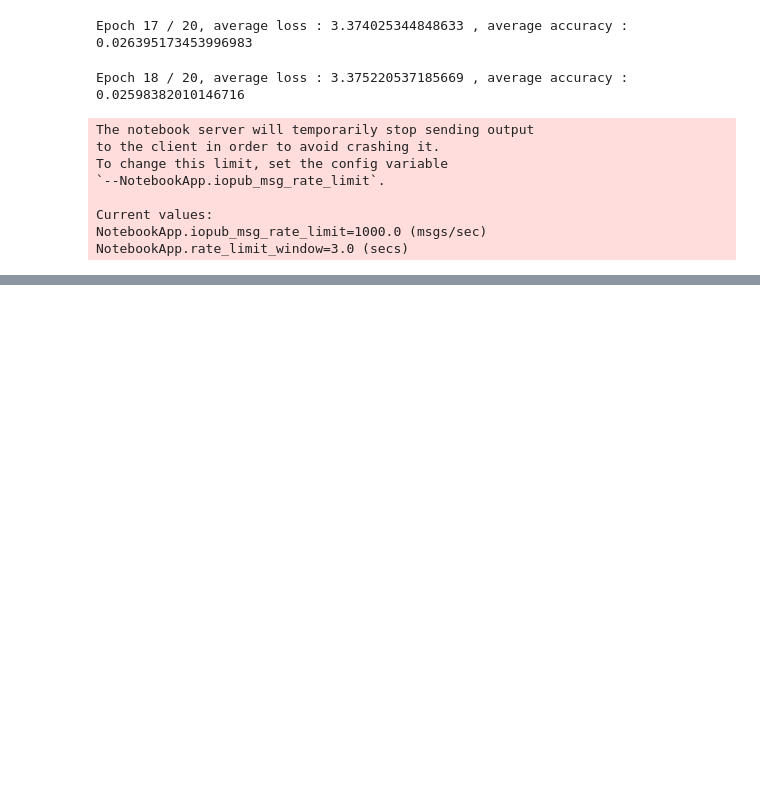
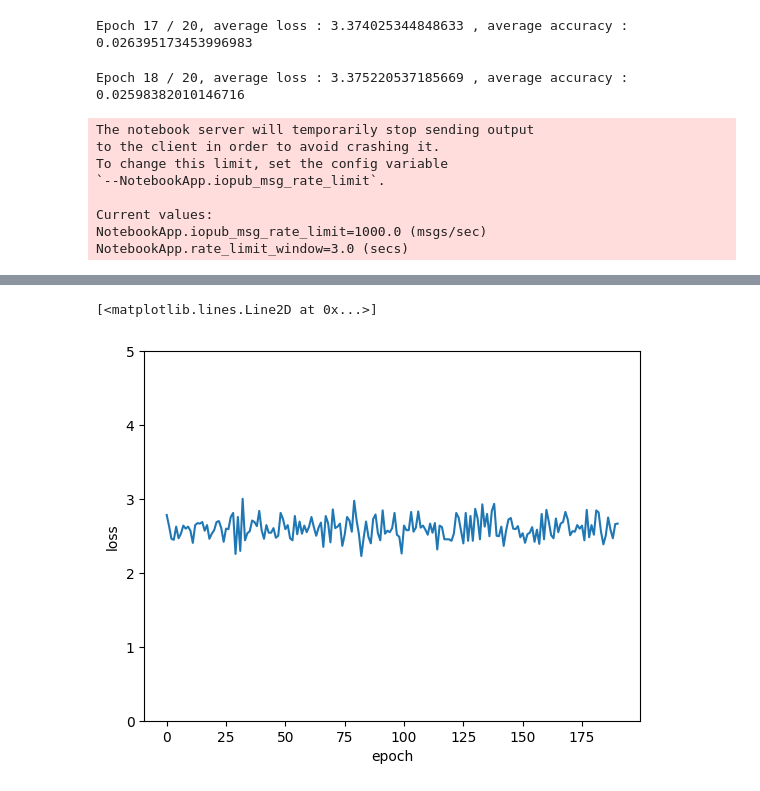
Before and after one commit to foriLLL/mergeNet, a Jupyter notebook: MergeNet.ipynb, the cells around one changed output, grey strips where cells are left out. Saved outputs shown, nothing was run; the diff lists cells and outputs as text; code cells hidden in the pictures; blank space fills up the shorter version.

```diff
--- a/MergeNet.ipynb
+++ b/MergeNet.ipynb
@@ -774,0 +777,11 @@ NotebookApp.rate_limit_window=3.0 (secs)
+# %%
+res = []
+with open('./03101123.out') as f:
+    line = f.readline()
+    while line:
+        splitted = line.split('accuracy : ')
+        if len(splitted) > 1:
+            num = float(splitted[1][:-2])
+            res.append(num)
+        line = f.readline()
+res
@@ -774,0 +806,9 @@ NotebookApp.rate_limit_window=3.0 (secs)
+# %%
+import matplotlib.pyplot as plt
+plt.xlabel('epoch')
+plt.ylabel('loss')
+plt.ylim(0.0, 5.0)
+plt.plot(res)
+# %% [output]
+[<matplotlib.lines.Line2D at 0x...>]
+[figure, added]
```
Also changed, not shown: parts of 2 cells of this notebook, 1 other file.
